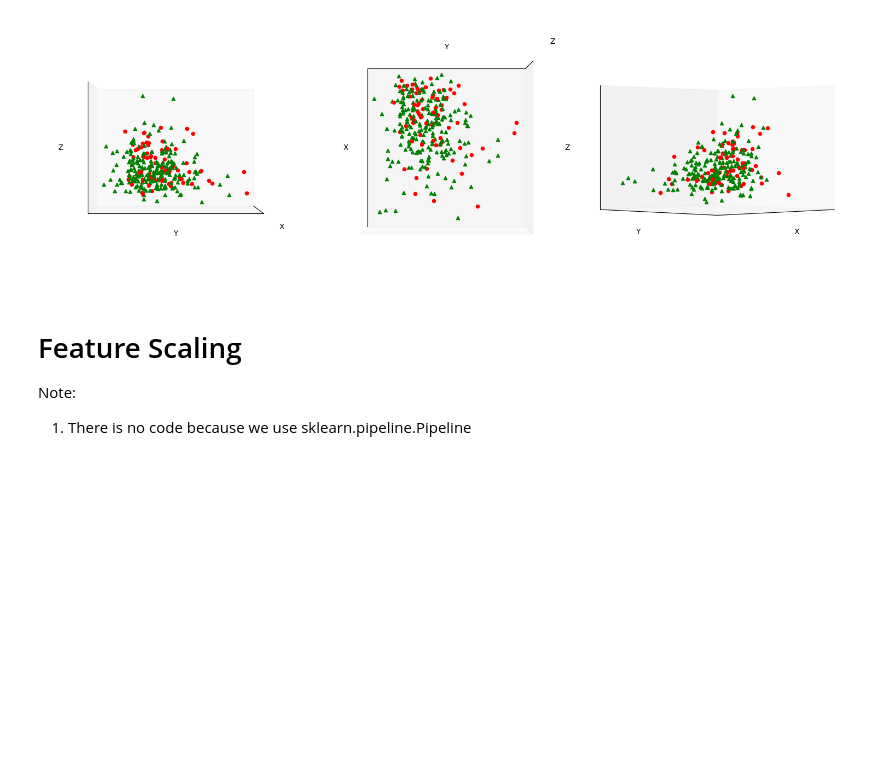
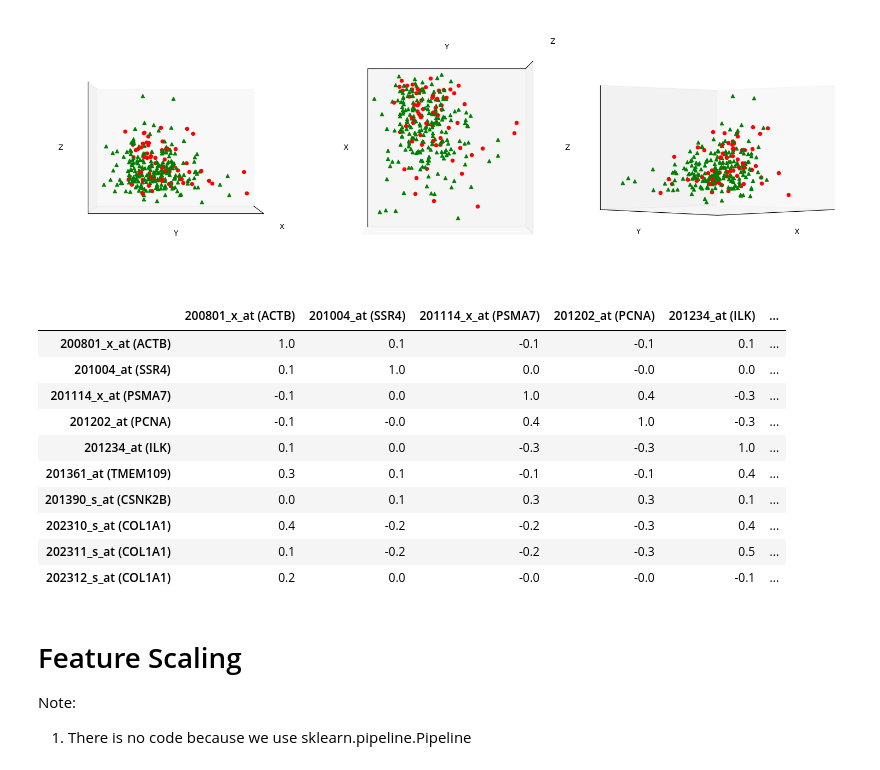
Before and after one commit to jasonrichdarmawan/npu-introduction-of-bioinformatics-data-visualization-logistic-regression, a Jupyter notebook: 01.ipynb, the cells around one changed output. Cells and saved outputs as stored; diff of their text form; code cells hidden in the pictures; blank space fills up the shorter version.

```diff
--- a/01.ipynb
+++ b/01.ipynb
@@ -802,6 +890,29 @@ plt.tight_layout()
 plt.show()
 # %% [output]
 [figure]
+# %%
+# Check feature correlation
+betweenness_centrality_features = betweenness_centrality_mask[betweenness_centrality_mask["top_34"] == True]["ID_REF"].iloc[0:10].tolist()
+betweenness_centrality_corr = df_gse2034_data_transposed_target[betweenness_centrality_features].corr(method="pearson")
+
+betweenness_centrality_dict = df_gpl96_data_filtered[df_gpl96_data_filtered["Gene Symbol"].isin(top_34_genes_by_betweenness_centrality)].set_index("ID")["Gene Symbol"].to_dict()
+
+betweenness_centrality_corr.columns = [f"{id_ref} ({betweenness_centrality_dict[id_ref]})" for id_ref in betweenness_centrality_corr.columns]
+betweenness_centrality_corr.index = [f"{id_ref} ({betweenness_centrality_dict[id_ref]})" for id_ref in betweenness_centrality_corr.index]
+
+betweenness_centrality_corr.style.background_gradient(cmap="coolwarm").format(precision=1)
+# %% [output]
+|  | 200801_x_at (ACTB) | 201004_at (SSR4) | 201114_x_at (PSMA7) | 201202_at (PCNA) | 201234_at (ILK) | ... |
+| 200801_x_at (ACTB) | 1.0 | 0.1 | -0.1 | -0.1 | 0.1 | ... |
+| 201004_at (SSR4) | 0.1 | 1.0 | 0.0 | -0.0 | 0.0 | ... |
+| 201114_x_at (PSMA7) | -0.1 | 0.0 | 1.0 | 0.4 | -0.3 | ... |
+| 201202_at (PCNA) | -0.1 | -0.0 | 0.4 | 1.0 | -0.3 | ... |
+| 201234_at (ILK) | 0.1 | 0.0 | -0.3 | -0.3 | 1.0 | ... |
+| 201361_at (TMEM109) | 0.3 | 0.1 | -0.1 | -0.1 | 0.4 | ... |
+| 201390_s_at (CSNK2B) | 0.0 | 0.1 | 0.3 | 0.3 | 0.1 | ... |
+| 202310_s_at (COL1A1) | 0.4 | -0.2 | -0.2 | -0.3 | 0.4 | ... |
+| 202311_s_at (COL1A1) | 0.1 | -0.2 | -0.2 | -0.3 | 0.5 | ... |
+| 202312_s_at (COL1A1) | 0.2 | 0.0 | -0.0 | -0.0 | -0.1 | ... |
 # %% [markdown]
 # Feature Scaling
 
```
Also changed, not shown: parts of 7 cells of this notebook.
